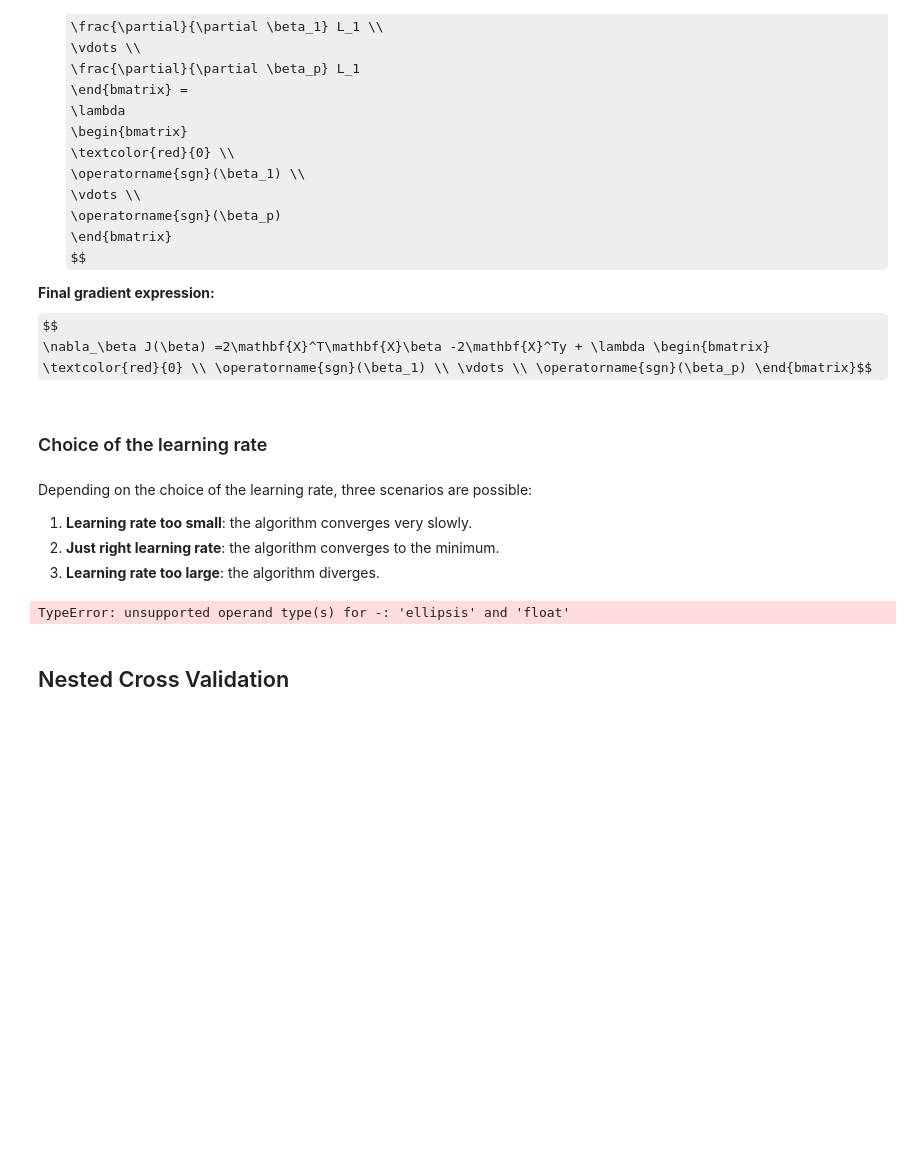
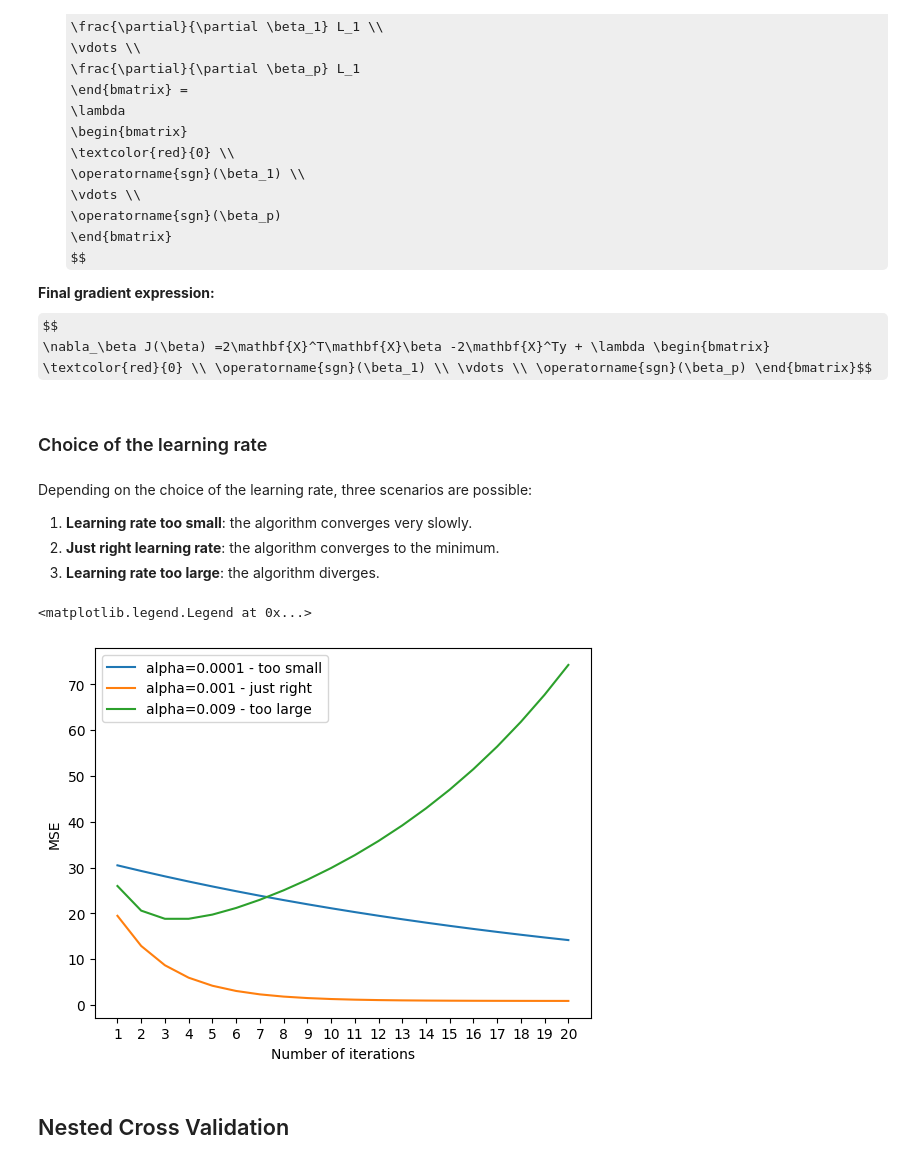
Before and after one commit to Chiara2804/ML_2024-25, a Jupyter notebook: LAB3_lasso_GD.ipynb, the cells around one changed output. Drawn from its saved outputs; the diff is of its cells as text; code cells hidden in the pictures; some formulas as TeX source; blank space fills up the shorter version.

```diff
--- a/LAB3_lasso_GD.ipynb
+++ b/LAB3_lasso_GD.ipynb
@@ -204,18 +204,18 @@ def lasso_gradient(X, y, beta, lambda_):
     """
     Return the gradient of the Lasso objective function with respect to β.
     """
-    ...            # shapes 1 @ (p+1, n) @ ((n, p+1) @ (p+1, 1) - (n, 1)) = (p+1, 1)
-    ...                  # shapes (p+1, 1)
-    ...                                     # we do not penalize the intercept term (as in Ridge Regression)
-    return ...
+    squared_loss_gradient = 2 * X.T @ (X @ beta - y) # shapes 1 @ (p+1, n) @ ((n, p+1) @ (p+1, 1) - (n, 1)) = (p+1, 1)
+    l1_norm_gradient = lambda_ * np.sign(beta)    # shapes (p+1, 1)
+    l1_norm_gradient[0] = 0 # we do not penalize the intercept term (as in Ridge Regression)
+    return squared_loss_gradient + l1_norm_gradient
 
 
 def GD_update(beta, learning_rate, gradient):
     """
     Return updated β using GD update rule β_new = β_old - learning_rate * ∇L(β_old).
     """
-    ...
-    return ...
+    beta_new = beta - learning_rate * gradient
+    return beta_new
 
 
 def train_LASSO_with_GD(X_train, y_train, lambda_, learning_rate, max_iter, tol):
@@ -242,14 +242,14 @@ def train_LASSO_with_GD(X_train, y_train, lambda_, learning_rate, max_iter, tol)
     n_samples, n_features = X_train.shape
     X_train = np.hstack([np.ones((n_samples, 1)), X_train])             # add a column of ones to the left of X
 
-    ...                           # initialize β with random normal values. We include the intercept term in β.
+    beta = np.random.randn(n_features+1, 1) # initialize β with random normal values. We include the intercept term in β. Il +1 è il bias.
     i = 0
-    beta_difference = tol + 1
+    beta_difference = tol + 1 # condizione per cui uscire dal loop. tol -> tolerance
     while i < max_iter and beta_difference > tol:
 
-        gradient = ...
+        gradient = lasso_gradient(X_train, y_train, beta, lambda_) # calcolo del gradiente
 
-        beta_new = ...
+        beta_new = GD_update(beta, learning_rate, gradient) # aggiornamento di beta
         beta_difference = np.linalg.norm(beta_new - beta)               # to check the stopping criterion
         beta = beta_new
         i = i + 1                                                          # increment the iteration counter
@@ -263,10 +263,10 @@ Depending on the choice of the learning rate, three scenarios are possible:
 2. **Learning rate too large**: the algorithm diverges.
 # %%
 def compute_mse(X, beta, y):
-    """Return the mean squared error between y_true and y_pred."""
+    """Return the MSE between y_true and y_pred."""
     return np.mean((y - X @ beta) ** 2)
 
-# We can create a simple dataset
+# We can create a simple dataset JUST FOR THIS EXAMPLE
 def create_dataset():
     np.random.seed(0)
     n_features = 3
@@ -288,39 +288,40 @@ X_expanded = np.hstack([np.ones((n_samples, 1)), X])
 # Learning rates to test
 alphas = [0.0001, 0.001, 0.009]  # too small, just right, too large
 lambda_ = 0.1
 tol = 1e-6
-max_iter = 20
+max_iter = 20 #POCHE ITERAZIONI
 
 # Train LASSO
 all_errors = []
 for learning_rate in alphas:
     errors = []
-    beta = np.random.randn(n_features + 1, 1)                           # initialize β with random normal values. We include the intercept term in β.
+    beta = np.random.randn(n_features + 1, 1)   # initialize β with random normal values. We include the intercept term in β.
     i = 0
     beta_difference = tol + 1
     while i < max_iter and beta_difference > tol:
         gradient = lasso_gradient(X_expanded, y, beta, lambda_)
         beta_new = GD_update(beta, learning_rate, gradient)
-        beta_difference = np.linalg.norm(beta_new - beta)               # to check the stopping criterion
+        beta_difference = np.linalg.norm(beta_new - beta)  # to check the stopping criterion
         beta = beta_new
-        error = compute_mse(X_expanded, beta, y)
-        errors.append(error)
+        error = compute_mse(X_expanded, beta, y) # erroe = MSE
+        errors.append(error) # così vedo se gli errori crescono o diminuiscono
         i = 1 + i
     all_errors.append(errors)
 
 # Plot
 a = np.array(all_errors)
 n_iters = a.shape[1]
 x = np.arange(n_iters) + 1
 plt.plot(x, a[0, :], label=f"alpha={alphas[0]} - too small")
 plt.plot(x, a[1, :], label=f"alpha={alphas[1]} - just right")
 plt.plot(x, a[2, :], label=f"alpha={alphas[2]} - too large")
 plt.xticks(x)
 plt.xlabel("Number of iterations")
 plt.ylabel("MSE")
 plt.legend()
 # %% [output]
-TypeError: unsupported operand type(s) for -: 'ellipsis' and 'float'
+<matplotlib.legend.Legend at 0x...>
+[figure, added]
 # %% [markdown]
 ## Nested Cross Validation
 # %% [markdown]
```
Also changed, not shown: parts of 1 cell of this notebook.
